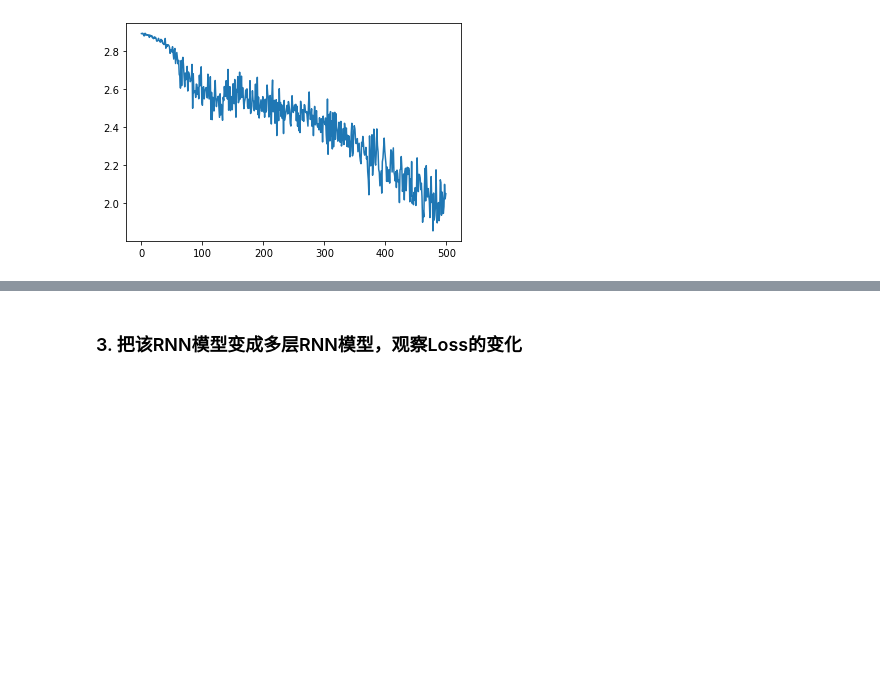
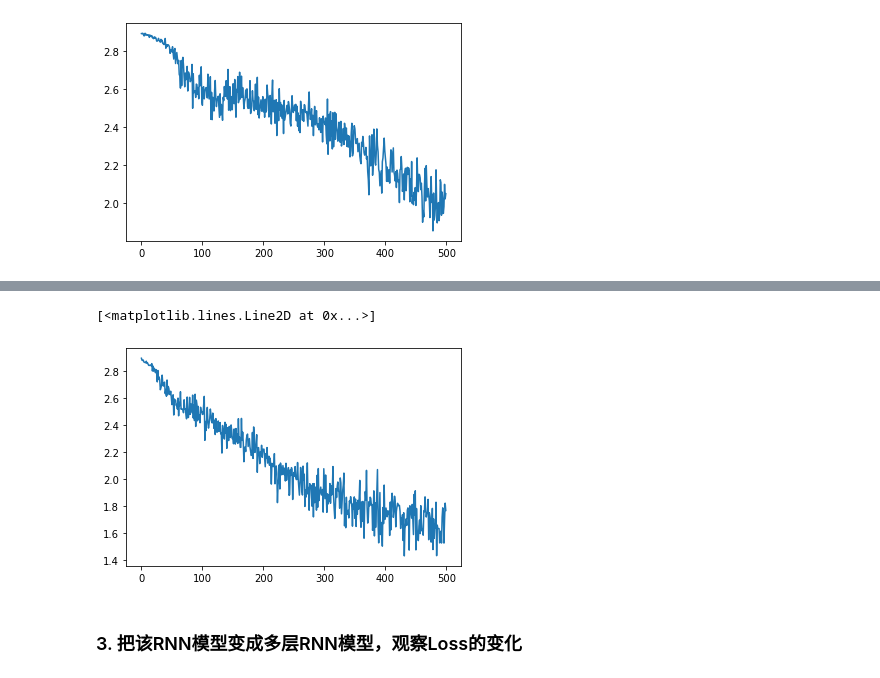
Before and after one commit to haojiefu007/MyPython, a Jupyter notebook: Nlp/assignment_7/assignment-07-rnn.ipynb, the cells around one changed output, grey strips where cells are left out. Saved outputs shown, nothing was run; the diff lists cells and outputs as text; code cells hidden in the pictures; blank space fills up the shorter version.

```diff
--- a/Nlp/assignment_7/assignment-07-rnn.ipynb
+++ b/Nlp/assignment_7/assignment-07-rnn.ipynb
@@ -714,0 +739,5 @@ plt.plot(rnn_lstm_lost)
+# %%
+#n_letters = 57
+#n_hidden = 128
+#n_categories = 18
+rnn_gru = RNN_GRU(n_letters, n_hidden, n_categories)
@@ -714,0 +756,3 @@ plt.plot(rnn_lstm_lost)
+# %%
+#训练GRU
+rnn_gru_lost = MyTraning(rnn_model = rnn_gru, n_iters=50000)
@@ -715,3 +777,8 @@ plt.plot(rnn_lstm_lost)
+# %%
+plt.plot(rnn_gru_lost)
+# %% [output]
+[<matplotlib.lines.Line2D at 0x...>]
+[figure, added]
 # %% [markdown]
 ### 3. 把该RNN模型变成多层RNN模型，观察Loss的变化
 # %% [markdown]
```
Also changed, not shown: parts of 9 cells of this notebook.
